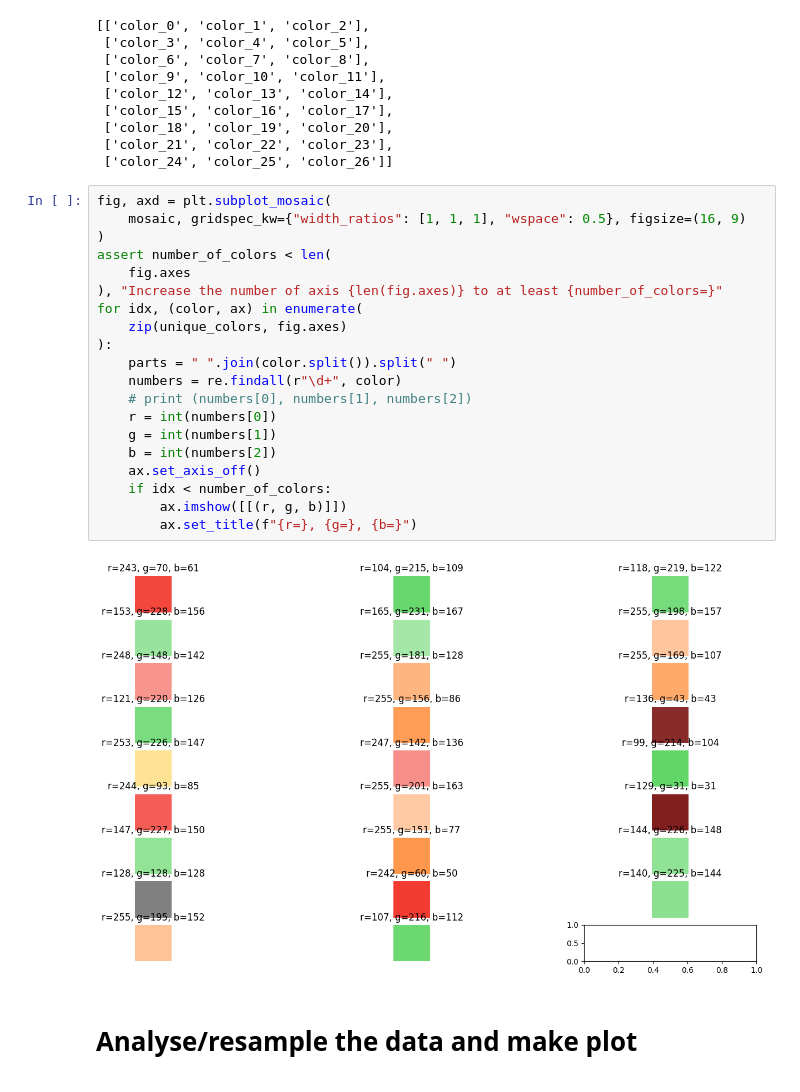
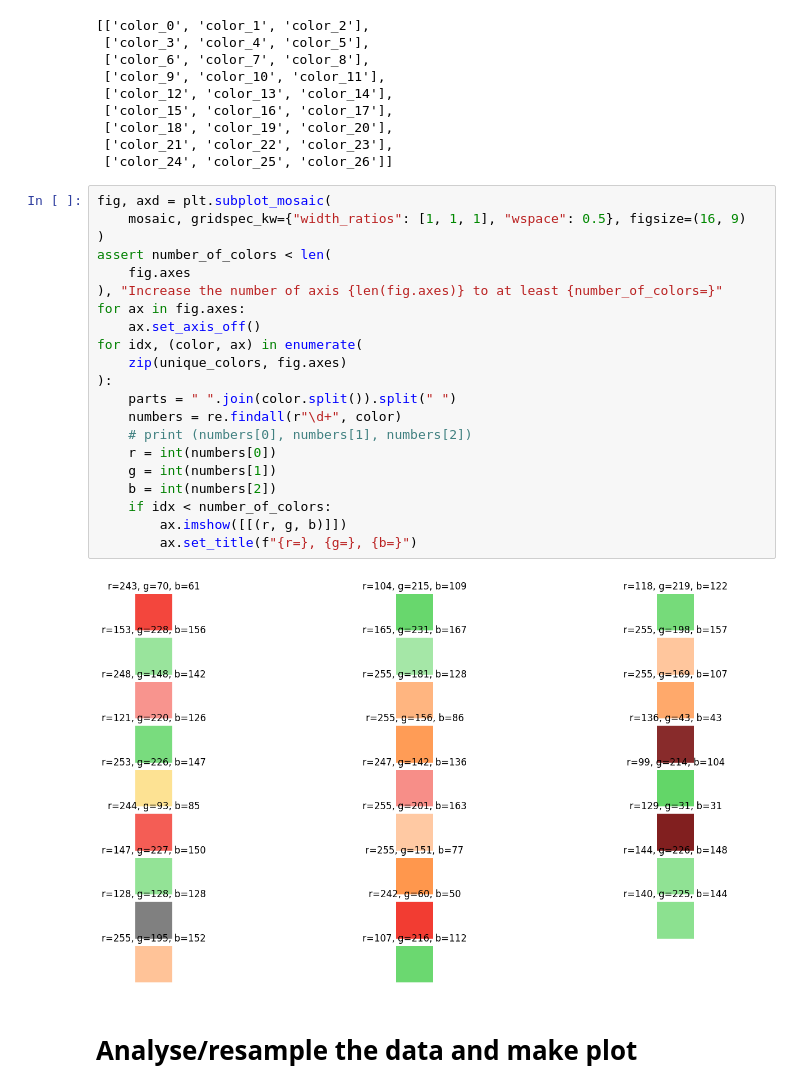
Before and after one commit to cast42/filedrukte_tiensepoort, a Jupyter notebook: get_traffic_info_from_screenshot.ipynb, the cells around one changed output. Saved outputs shown, nothing was run; the diff lists cells and outputs as text.

```diff
--- a/get_traffic_info_from_screenshot.ipynb
+++ b/get_traffic_info_from_screenshot.ipynb
@@ -177,25 +177,26 @@ mosaic
 # %%
 fig, axd = plt.subplot_mosaic(
     mosaic, gridspec_kw={"width_ratios": [1, 1, 1], "wspace": 0.5}, figsize=(16, 9)
 )
 assert number_of_colors < len(
     fig.axes
 ), "Increase the number of axis {len(fig.axes)} to at least {number_of_colors=}"
+for ax in fig.axes:
+    ax.set_axis_off()
 for idx, (color, ax) in enumerate(
     zip(unique_colors, fig.axes)
 ):
     parts = " ".join(color.split()).split(" ")
     numbers = re.findall(r"\d+", color)
     # print (numbers[0], numbers[1], numbers[2])
     r = int(numbers[0])
     g = int(numbers[1])
     b = int(numbers[2])
-    ax.set_axis_off()
     if idx < number_of_colors:
         ax.imshow([[(r, g, b)]])
         ax.set_title(f"{r=}, {g=}, {b=}")
 # %% [output]
-[figure, old version]
+[figure, new version]
 # %% [markdown]
 # Analyse/resample the data and make plot
 # %%
```
